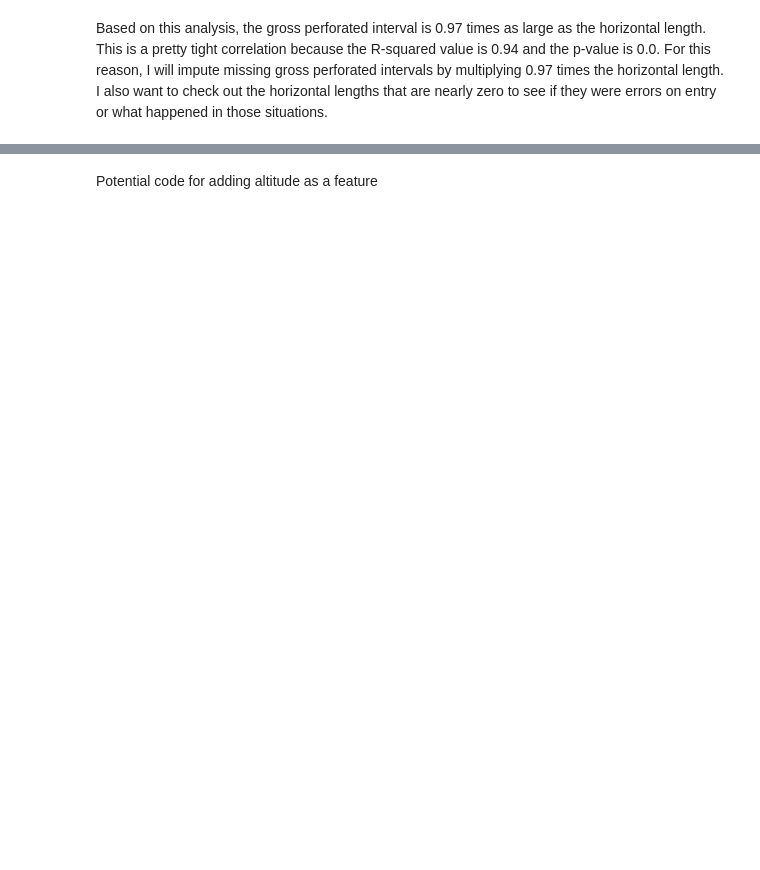
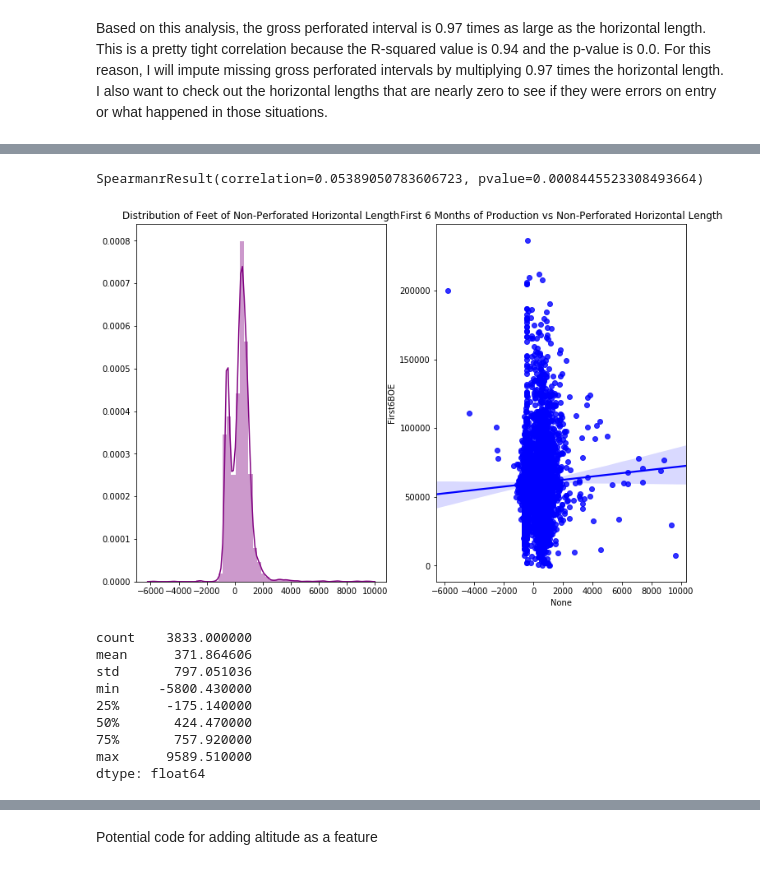
Before and after one commit to ephs08kmp/Frac_Production, a Jupyter notebook: Frac_Production_Analysis.ipynb, the cells around one changed output, grey strips where cells are left out. Cells and saved outputs as stored; diff of their text form; code cells hidden in the pictures; blank space fills up the shorter version.

```diff
--- a/Frac_Production_Analysis.ipynb
+++ b/Frac_Production_Analysis.ipynb
@@ -478,0 +523,13 @@ This looks approximately normally distributed now. This will be a good feature t
+# %%
+# Calculating predicted values for Gross Perforated Interval
+cofracw['GPIpred'] = cofracw.HorizontalLength*0.9742595569413872 + 711.3033745388957
+
+# Filling all NAs with 0 for imputing
+cofracw2 = cofracw.fillna(0)
+
+# Imputing
+for idx in cofracw2.index:
+    if cofracw2.GrossPerforatedInterval[idx] > 0:
+        pass
+    else:
+        cofracw2.GrossPerforatedInterval[idx] = cofracw2['GPIpred'][idx]
@@ -478,0 +544,31 @@ This looks approximately normally distributed now. This will be a good feature t
+# %%
+# Calculating non-perforated horizontal feet
+nonperfhzft = cofracw2.HorizontalLength - cofracw2.GrossPerforatedInterval
+
+# Comparison testing between distributions of non-perforated feet and production
+spearmanr(nonperfhzft, cofracw2['First6BOE'])
+# %% [output]
+SpearmanrResult(correlation=0.05389050783606723, pvalue=0.0008445523308493664)
+# %%
+# Graphing Distrubtion of non-perforated feet and its relationship to production
+plt.figure(figsize=(12,8))
+plt.subplot(121)
+sns.distplot(nonperfhzft, color='Purple')
+plt.title('Distribution of Feet of Non-Perforated Horizontal Length')
+
+plt.subplot(122)
+sns.regplot(x=nonperfhzft, y=cofracw2.First6BOE, color='Blue', order=1)
+plt.title('First 6 Months of Production vs Non-Perforated Horizontal Length')
+plt.show()
+nonperfhzft.describe()
+# %% [output]
+[figure, added]
+count    3833.000000
+mean      371.864606
+std       797.051036
+min     -5800.430000
+25%      -175.140000
+50%       424.470000
+75%       757.920000
+max      9589.510000
+dtype: float64
```
Also changed, not shown: parts of 44 cells of this notebook.
